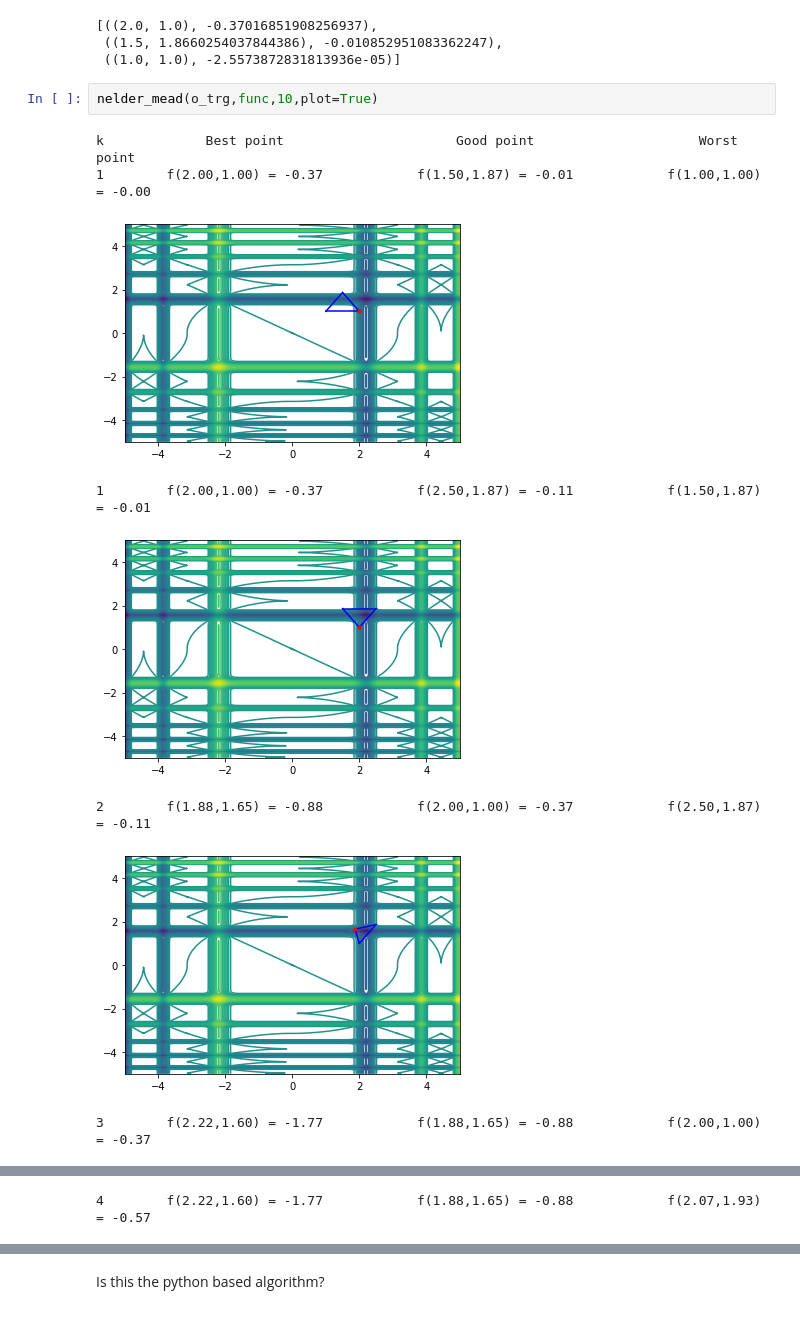
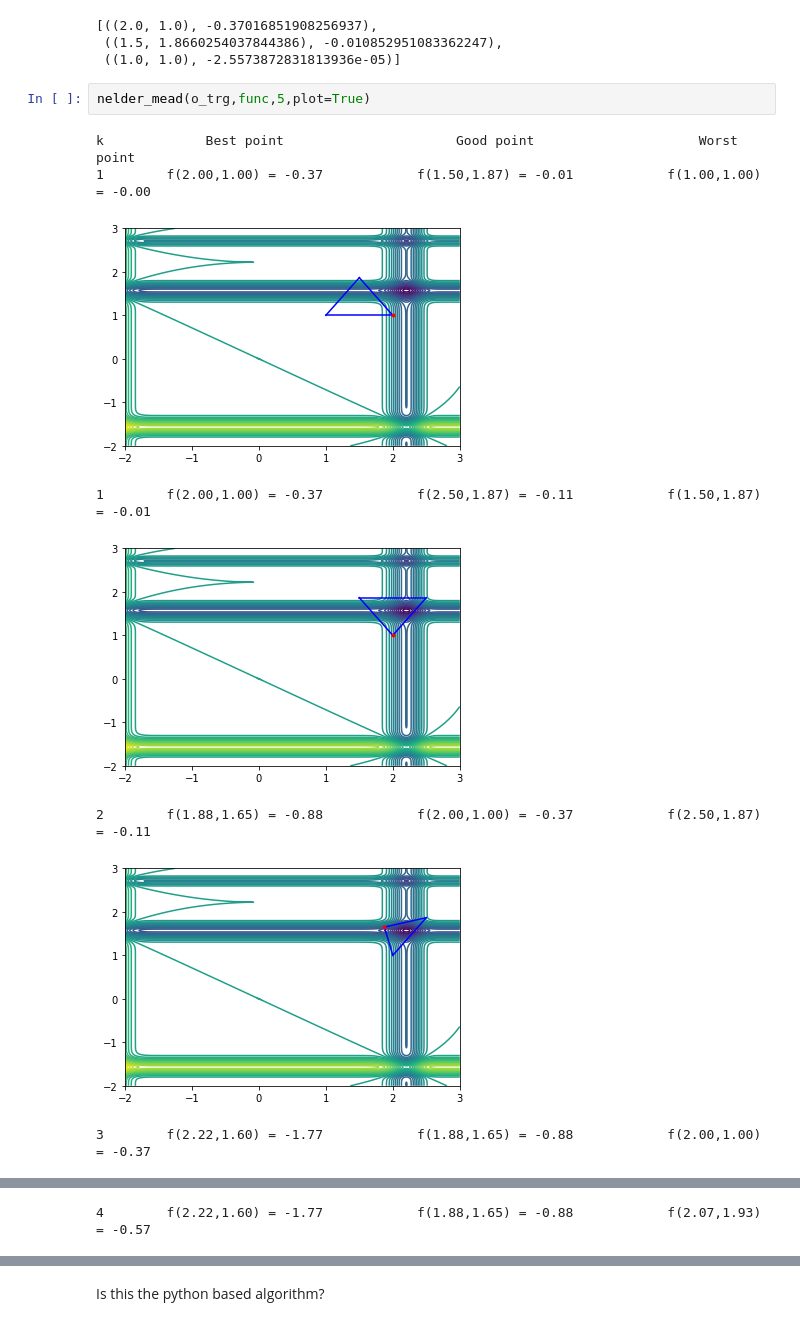
Before and after one commit to zapasek1/Optimalization_methods, a Jupyter notebook: MichalewiczFunction.ipynb, the cells around one changed output, grey strips where cells are left out. Cells and saved outputs as stored; diff of their text form.

```diff
--- a/MichalewiczFunction.ipynb
+++ b/MichalewiczFunction.ipynb
@@ -196,13 +196,13 @@ o_trg
  ((1.5, 1.8660254037844386), -0.010852951083362247),
  ((1.0, 1.0), -2.5573872831813936e-05)]
 # %%
-nelder_mead(o_trg,func,10,plot=True)
+nelder_mead(o_trg,func,5,plot=True)
 # %% [output]
 k             Best point                      Good point                     Worst point
 1        f(2.00,1.00) = -0.37            f(1.50,1.87) = -0.01            f(1.00,1.00) = -0.00
-[figure, old version]
+[figure, new version]
 1        f(2.00,1.00) = -0.37            f(2.50,1.87) = -0.11            f(1.50,1.87) = -0.01
-[figure, old version]
+[figure, new version]
 2        f(1.88,1.65) = -0.88            f(2.00,1.00) = -0.37            f(2.50,1.87) = -0.11
-[figure, old version]
+[figure, new version]
 3        f(2.22,1.60) = -1.77            f(1.88,1.65) = -0.88            f(2.00,1.00) = -0.37
```
Also changed, not shown: parts of 2 cells of this notebook.
